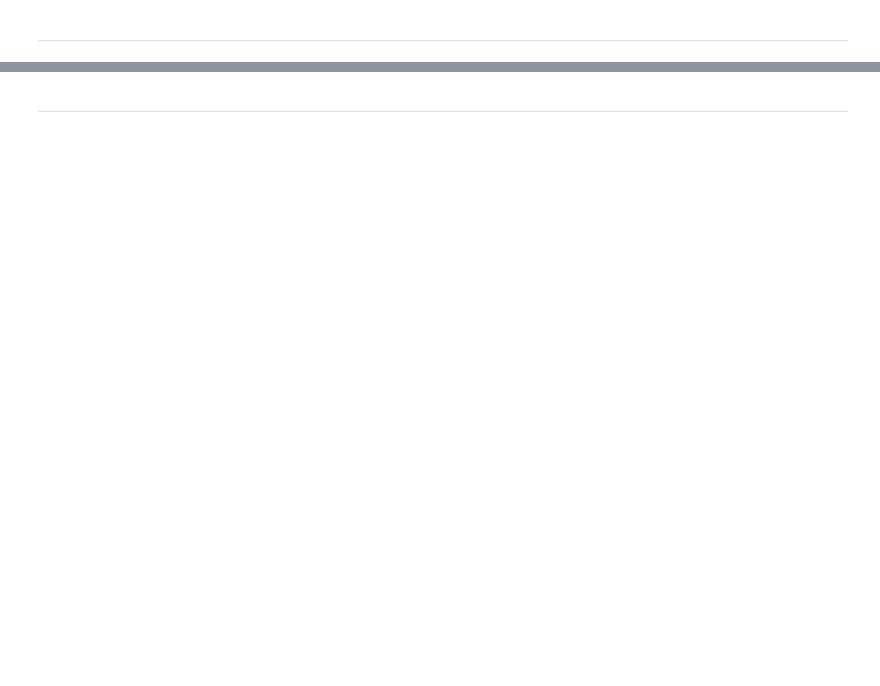
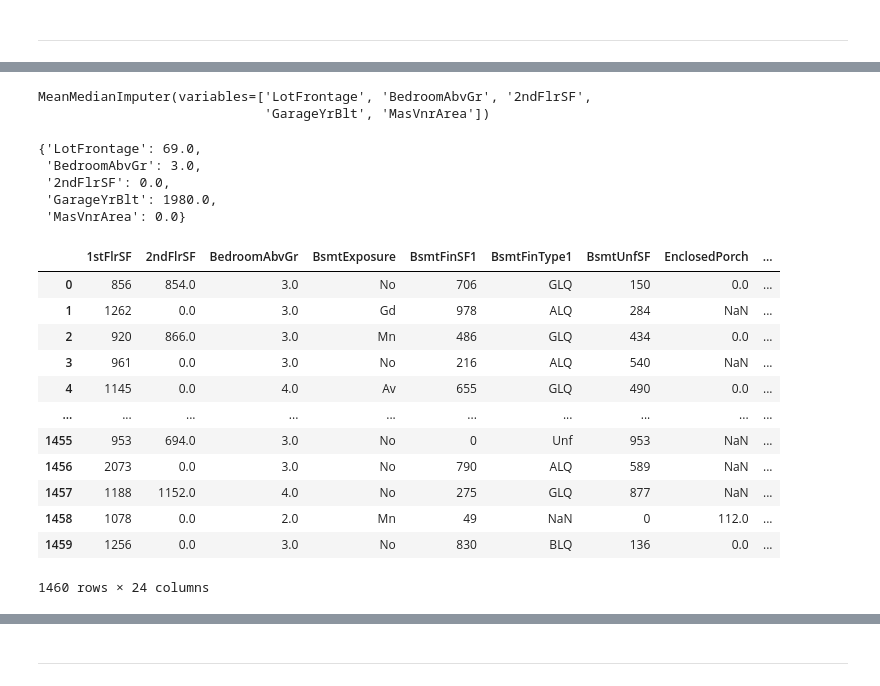
Before and after one commit to jojouna/pp5-housing-issue, a Jupyter notebook: jupyter_notebooks/02 - Data Cleaning.ipynb, the cells around one changed output, grey strips where cells are left out. Saved outputs shown, nothing was run; the diff lists cells and outputs as text; code cells hidden in the pictures; blank space fills up the shorter version.

```diff
--- a/jupyter_notebooks/02 - Data Cleaning.ipynb
+++ b/jupyter_notebooks/02 - Data Cleaning.ipynb
@@ -83,0 +114,14 @@ vars_with_missing_data
+# %%
+from scipy import stats
+from scipy.stats import shapiro
+
+alpha = 0.05
+check_normality = ['LotFrontage', 'BedroomAbvGr', '2ndFlrSF', 'GarageYrBlt', 'MasVnrArea']
+
+for var in check_normality:
+    data = df[var].dropna()
+    _, p = stats.shapiro(data)
+    if p > alpha:
+        print(f"{var}: Data is normally distributed")
+    else:
+        print(f"{var}: Data is not normally distributed")
@@ -96,0 +155,35 @@ else:
+# %%
+from feature_engine.imputation import MeanMedianImputer
+
+imputer = MeanMedianImputer(imputation_method='median',
+                            variables=check_normality) # load and set the transformer
+# %%
+imputer.fit(df) # .fit() method makes the transformer learn the median values from the selected variables
+# %% [output]
+MeanMedianImputer(variables=['LotFrontage', 'BedroomAbvGr', '2ndFlrSF',
+                             'GarageYrBlt', 'MasVnrArea'])
+# %%
+imputer.imputer_dict_ # check the learned median values for each variables
+# %% [output]
+{'LotFrontage': 69.0,
+ 'BedroomAbvGr': 3.0,
+ '2ndFlrSF': 0.0,
+ 'GarageYrBlt': 1980.0,
+ 'MasVnrArea': 0.0}
+# %%
+df = imputer.transform(df) # transform the data by replacing the missing data with median values for 5 variables
+df
+# %% [output]
+|  | 1stFlrSF | 2ndFlrSF | BedroomAbvGr | BsmtExposure | BsmtFinSF1 | BsmtFinType1 | BsmtUnfSF | EnclosedPorch | ... |
+| 0 | 856 | 854.0 | 3.0 | No | 706 | GLQ | 150 | 0.0 | ... |
+| 1 | 1262 | 0.0 | 3.0 | Gd | 978 | ALQ | 284 | NaN | ... |
+| 2 | 920 | 866.0 | 3.0 | Mn | 486 | GLQ | 434 | 0.0 | ... |
+| 3 | 961 | 0.0 | 3.0 | No | 216 | ALQ | 540 | NaN | ... |
+| 4 | 1145 | 0.0 | 4.0 | Av | 655 | GLQ | 490 | 0.0 | ... |
+| ... | ... | ... | ... | ... | ... | ... | ... | ... | ... |
+| 1455 | 953 | 694.0 | 3.0 | No | 0 | Unf | 953 | NaN | ... |
+| 1456 | 2073 | 0.0 | 3.0 | No | 790 | ALQ | 589 | NaN | ... |
+| 1457 | 1188 | 1152.0 | 4.0 | No | 275 | GLQ | 877 | NaN | ... |
+| 1458 | 1078 | 0.0 | 2.0 | Mn | 49 | NaN | 0 | 112.0 | ... |
+| 1459 | 1256 | 0.0 | 3.0 | No | 830 | BLQ | 136 | 0.0 | ... |
+1460 rows × 24 columns
```
Also changed, not shown: parts of 35 cells of this notebook, 3 other files.
